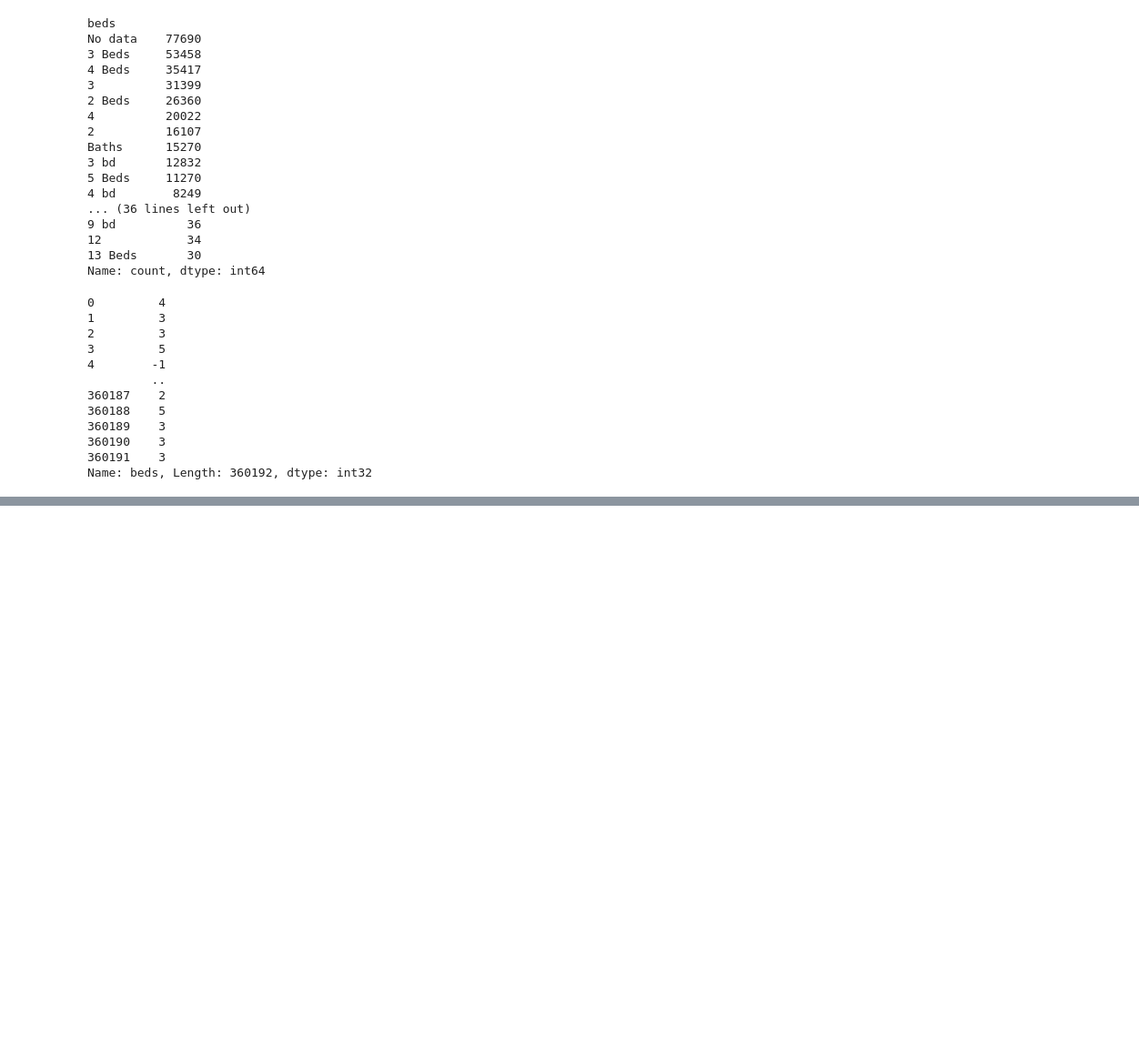
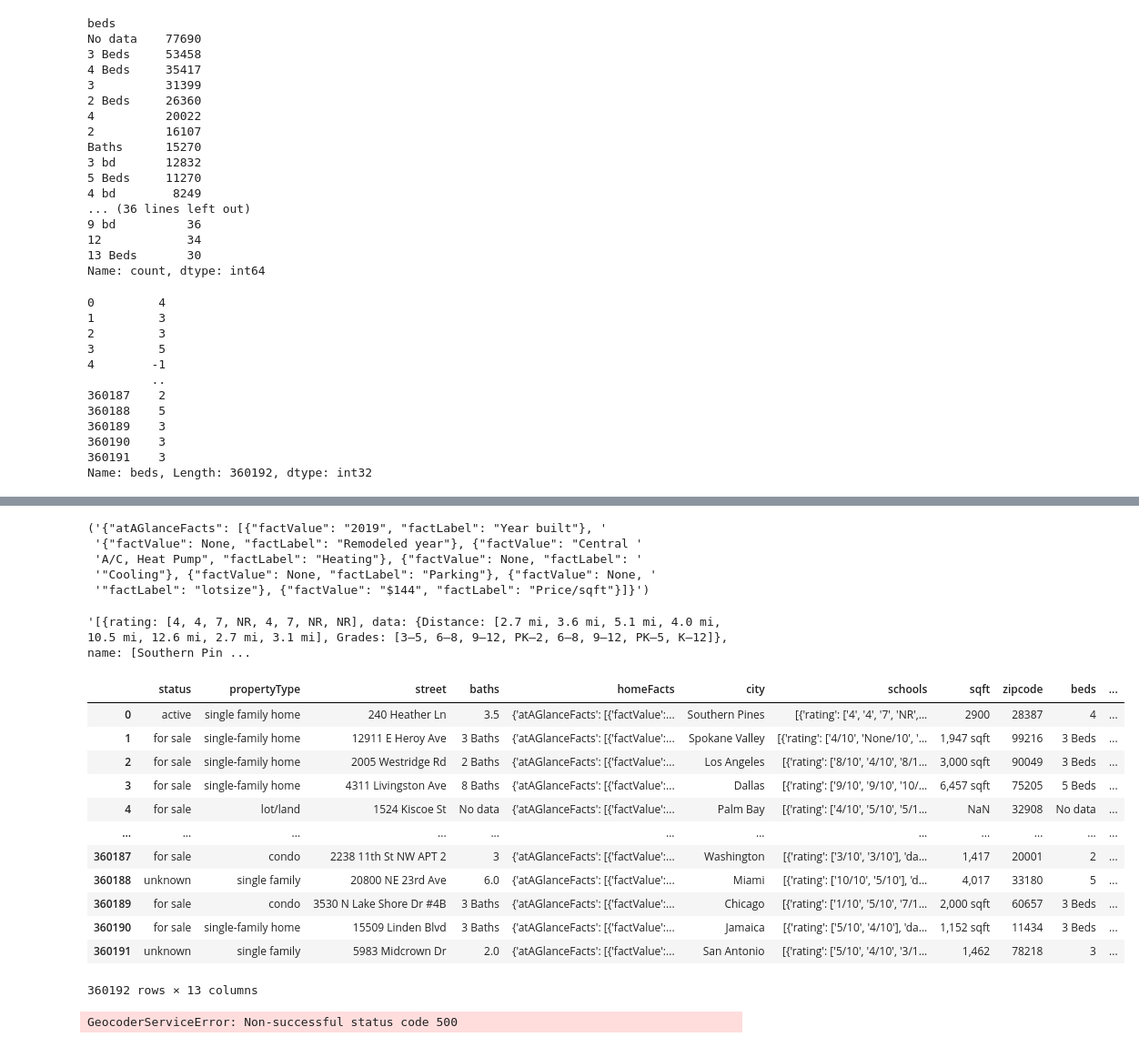
Before and after one commit to georgekovin/Housing-Regression-Project, a Jupyter notebook: notebook.ipynb, the cells around one changed output, grey strips where cells are left out. Shown at 91% size. Drawn from its saved outputs; the diff is of its cells as text; code cells hidden in the pictures; blank space fills up the shorter version.

```diff
--- a/notebook.ipynb
+++ b/notebook.ipynb
@@ -406,0 +392,4 @@ better_data
+# %%
+data['sqft'].fillna('No data', inplace=True)
+
+data['sqft'].value_counts()[-50:]
@@ -406,0 +447,43 @@ better_data
+# %%
+import json
+from pprint import pprint
+
+sr = data['homeFacts'][0].replace("''", "None").replace("'", '"')
+
+#json.loads(sr)
+
+pprint(sr)
+# %% [output]
+('{"atAGlanceFacts": [{"factValue": "2019", "factLabel": "Year built"}, '
+ '{"factValue": None, "factLabel": "Remodeled year"}, {"factValue": "Central '
+ 'A/C, Heat Pump", "factLabel": "Heating"}, {"factValue": None, "factLabel": '
+ '"Cooling"}, {"factValue": None, "factLabel": "Parking"}, {"factValue": None, '
+ '"factLabel": "lotsize"}, {"factValue": "$144", "factLabel": "Price/sqft"}]}')
+# %%
+data['schools'][0].replace("\'", '')
+# %% [output]
+'[{rating: [4, 4, 7, NR, 4, 7, NR, NR], data: {Distance: [2.7 mi, 3.6 mi, 5.1 mi, 4.0 mi, 10.5 mi, 12.6 mi, 2.7 mi, 3.1 mi], Grades: [3–5, 6–8, 9–12, PK–2, 6–8, 9–12, PK–5, K–12]}, name: [Southern Pin ...
+# %%
+data
+# %% [output]
+|  | status | propertyType | street | baths | homeFacts | city | schools | sqft | zipcode | beds | ... |
+| 0 | active | single family home | 240 Heather Ln | 3.5 | {'atAGlanceFacts': [{'factValue':... | Southern Pines | [{'rating': ['4', '4', '7', 'NR',... | 2900 | 28387 | 4 | ... |
+| 1 | for sale | single-family home | 12911 E Heroy Ave | 3 Baths | {'atAGlanceFacts': [{'factValue':... | Spokane Valley | [{'rating': ['4/10', 'None/10', '... | 1,947 sqft | 99216 | 3 Beds | ... |
+| 2 | for sale | single-family home | 2005 Westridge Rd | 2 Baths | {'atAGlanceFacts': [{'factValue':... | Los Angeles | [{'rating': ['8/10', '4/10', '8/1... | 3,000 sqft | 90049 | 3 Beds | ... |
+| 3 | for sale | single-family home | 4311 Livingston Ave | 8 Baths | {'atAGlanceFacts': [{'factValue':... | Dallas | [{'rating': ['9/10', '9/10', '10/... | 6,457 sqft | 75205 | 5 Beds | ... |
+| 4 | for sale | lot/land | 1524 Kiscoe St | No data | {'atAGlanceFacts': [{'factValue':... | Palm Bay | [{'rating': ['4/10', '5/10', '5/1... | NaN | 32908 | No data | ... |
+| ... | ... | ... | ... | ... | ... | ... | ... | ... | ... | ... | ... |
+| 360187 | for sale | condo | 2238 11th St NW APT 2 | 3 | {'atAGlanceFacts': [{'factValue':... | Washington | [{'rating': ['3/10', '3/10'], 'da... | 1,417 | 20001 | 2 | ... |
+| 360188 | unknown | single family | 20800 NE 23rd Ave | 6.0 | {'atAGlanceFacts': [{'factValue':... | Miami | [{'rating': ['10/10', '5/10'], 'd... | 4,017 | 33180 | 5 | ... |
+| 360189 | for sale | condo | 3530 N Lake Shore Dr #4B | 3 Baths | {'atAGlanceFacts': [{'factValue':... | Chicago | [{'rating': ['1/10', '5/10', '7/1... | 2,000 sqft | 60657 | 3 Beds | ... |
+| 360190 | for sale | single-family home | 15509 Linden Blvd | 3 Baths | {'atAGlanceFacts': [{'factValue':... | Jamaica | [{'rating': ['5/10', '4/10'], 'da... | 1,152 sqft | 11434 | 3 Beds | ... |
+| 360191 | unknown | single family | 5983 Midcrown Dr | 2.0 | {'atAGlanceFacts': [{'factValue':... | San Antonio | [{'rating': ['5/10', '4/10', '3/1... | 1,462 | 78218 | 3 | ... |
+360192 rows × 13 columns
+# %%
+from geopy.geocoders import Nominatim
+
+nom = Nominatim(timeout=None, user_agent='ua')
+
+data['street'].apply(nom.geocode).apply(lambda x: (x.latitude, x.longitude))
+# %% [output]
+GeocoderServiceError: Non-successful status code 500
```
Also changed, not shown: parts of 5 cells of this notebook, 1 other file.
